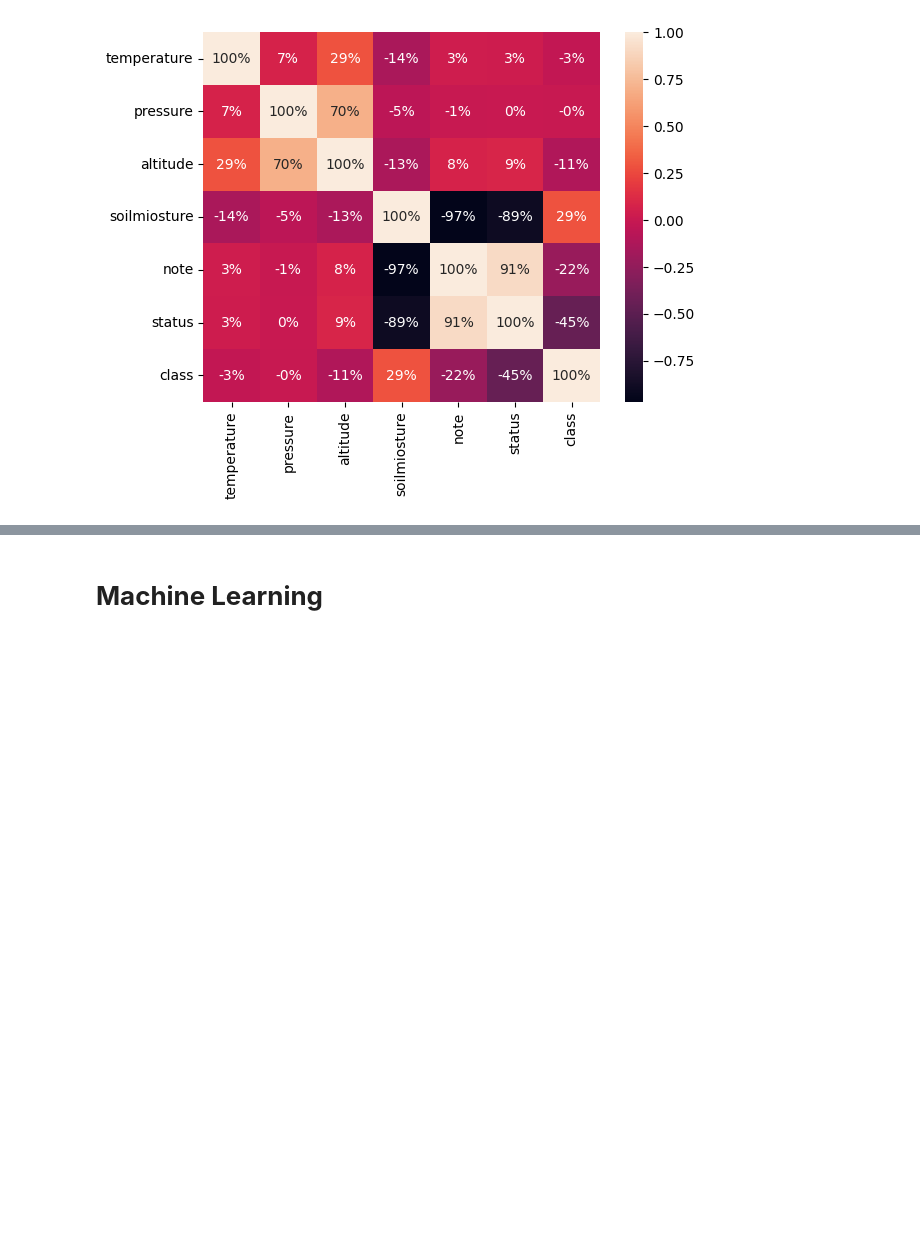
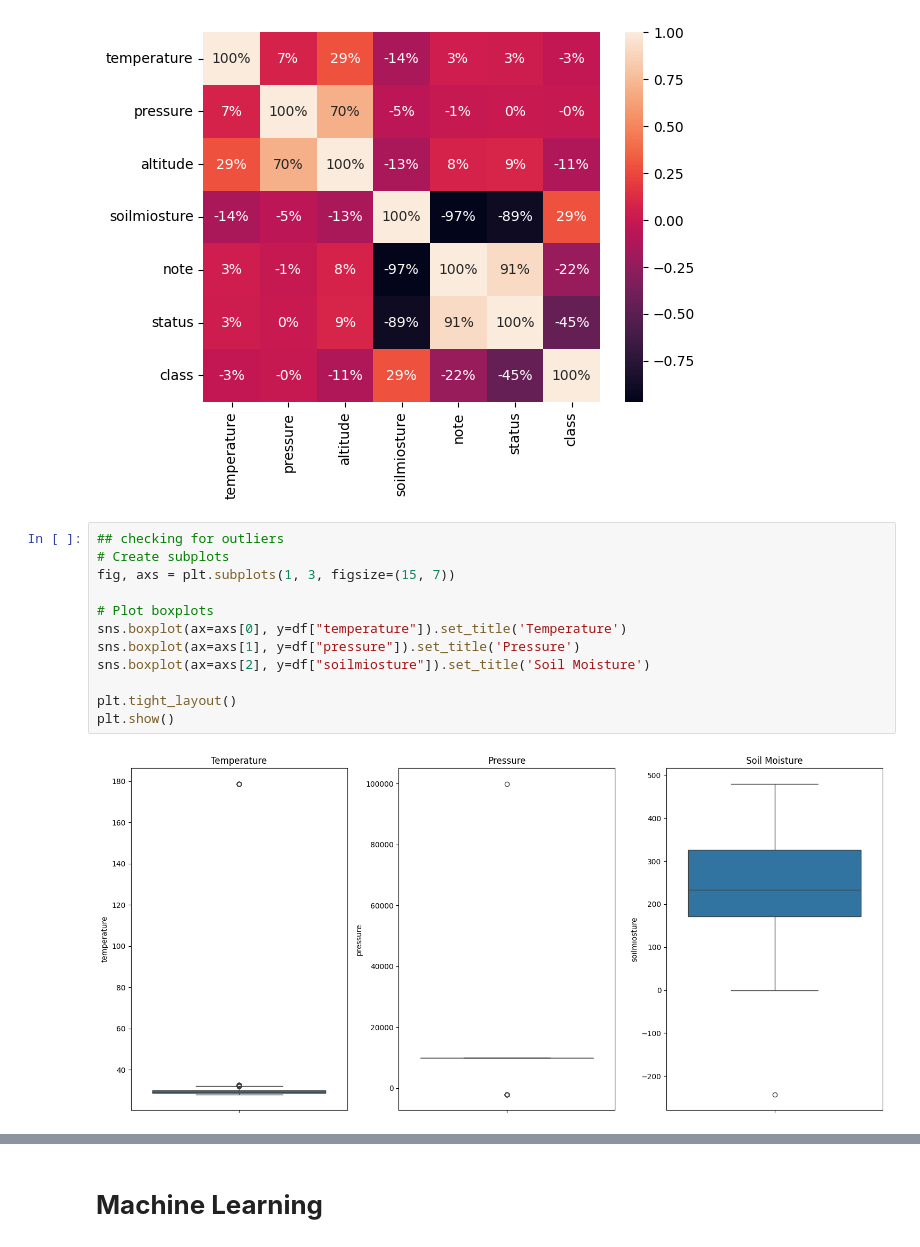
Before and after one commit to felixkwasisarpong/IotProject, a Jupyter notebook: IOT ML Code (1) (2).ipynb, the cells around one changed output, grey strips where cells are left out. Drawn from its saved outputs; the diff is of its cells as text; blank space fills up the shorter version.

```diff
--- a/IOT ML Code (1) (2).ipynb
+++ b/IOT ML Code (1) (2).ipynb
@@ -239,3 +248,17 @@ sns.heatmap(data,annot=True,fmt='.0%')
 # %% [output]
 <Axes: >
 [figure]
+# %%
+## checking for outliers
+# Create subplots
+fig, axs = plt.subplots(1, 3, figsize=(15, 7))
+
+# Plot boxplots
+sns.boxplot(ax=axs[0], y=df["temperature"]).set_title('Temperature')
+sns.boxplot(ax=axs[1], y=df["pressure"]).set_title('Pressure')
+sns.boxplot(ax=axs[2], y=df["soilmiosture"]).set_title('Soil Moisture')
+
+plt.tight_layout()
+plt.show()
+# %% [output]
+[figure, added]
```
Also changed, not shown: parts of 29 cells of this notebook.
